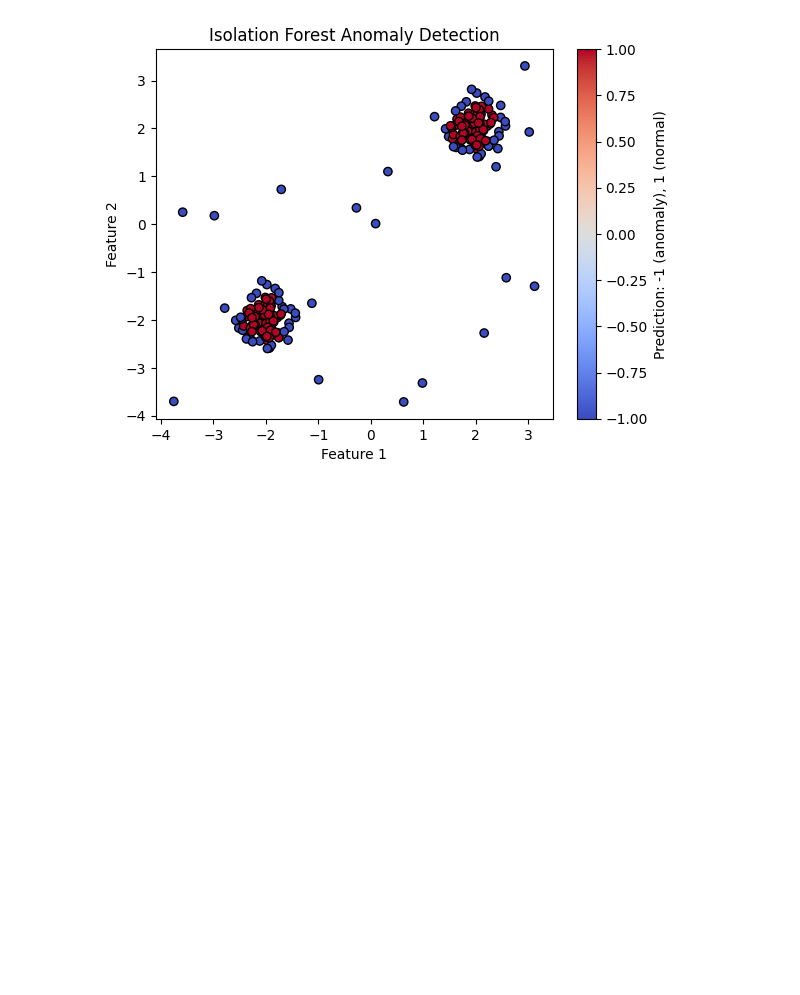
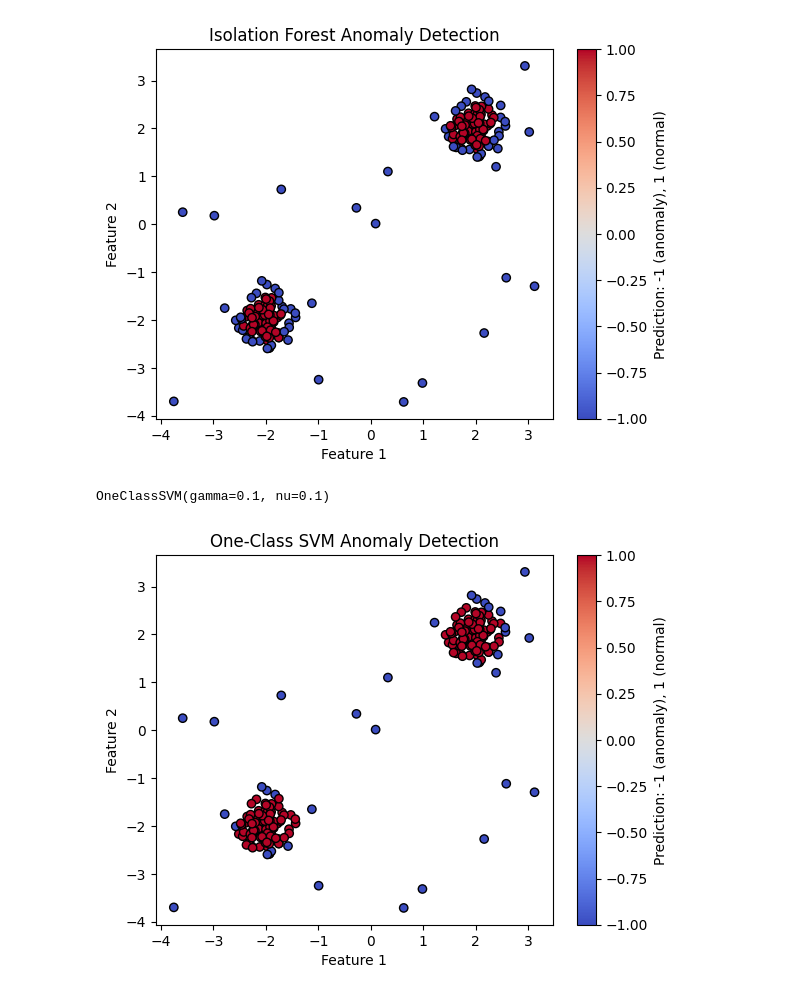
Before and after one commit to PratikshaShelke24/ML, a Jupyter notebook: anomalydetections.ipynb, the cells around one changed output. Cells and saved outputs as stored; diff of their text form; code cells hidden in the pictures; blank space fills up the shorter version.

```diff
--- a/anomalydetections.ipynb
+++ b/anomalydetections.ipynb
@@ -49,0 +56,28 @@ plt.show()
+# %%
+# Step 1: Generate normal training data
+rng = np.random.RandomState(42)
+X_train = 0.3 * rng.randn(100, 2)
+X_train = np.r_[X_train + 2, X_train - 2]
+# %%
+# Step 2: Add anomalies (for testing)
+X_outliers = rng.uniform(low=-4, high=4, size=(20, 2))
+X_test = np.r_[X_train, X_outliers]
+# %%
+# Step 3: Train One-Class SVM
+svm_clf = OneClassSVM(kernel="rbf", gamma=0.1, nu=0.1)
+svm_clf.fit(X_train)
+# %% [output]
+OneClassSVM(gamma=0.1, nu=0.1)
+# %%
+# Step 4: Predict (-1 = anomaly, 1 = normal)
+predictions = svm_clf.predict(X_test)
+# %%
+# Step 5: Plot
+plt.scatter(X_test[:, 0], X_test[:, 1], c=predictions, cmap="coolwarm", edgecolor="k")
+plt.title("One-Class SVM Anomaly Detection")
+plt.xlabel("Feature 1")
+plt.ylabel("Feature 2")
+plt.colorbar(label="Prediction: -1 (anomaly), 1 (normal)")
+plt.show()
+# %% [output]
+[figure, added]
```
Also changed, not shown: parts of 2 cells of this notebook.
